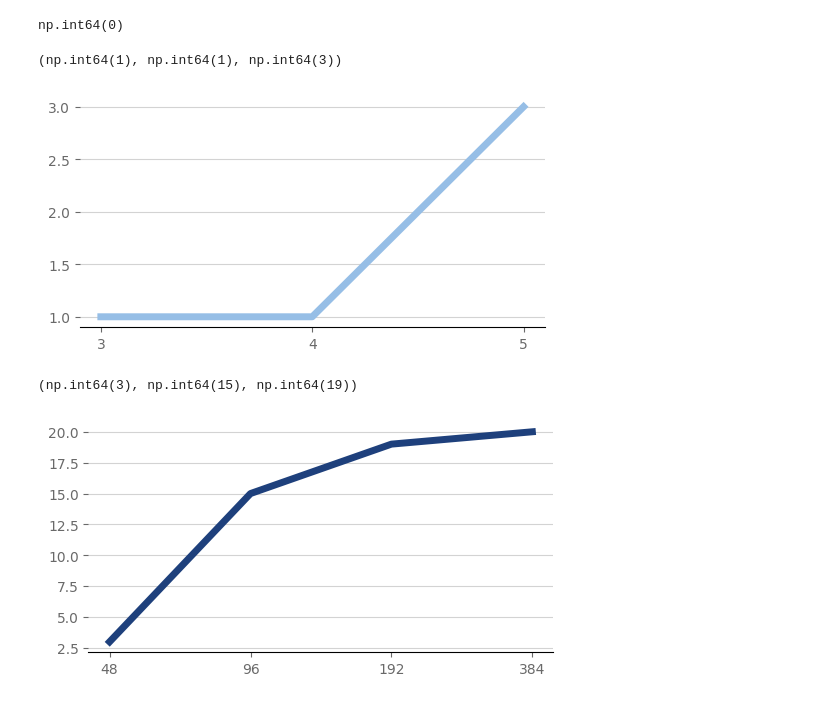
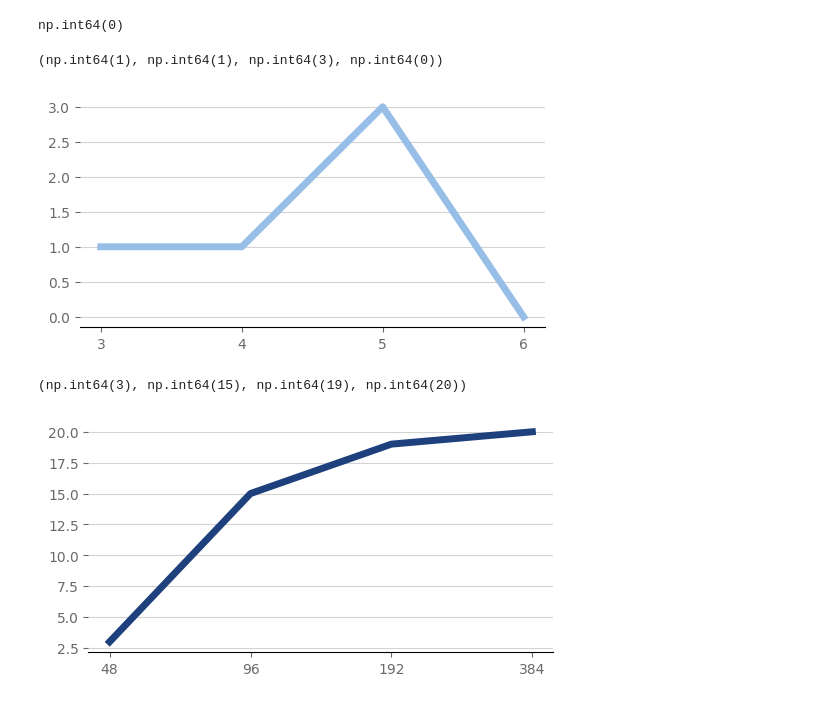
Before and after one commit to PSU-AI801-Group1-Fall-2024/2048-experiments, a Jupyter notebook: data-synthensis.ipynb, the cells around one changed output. Cells and saved outputs as stored; diff of their text form; code cells hidden in the pictures.

```diff
--- a/data-synthensis.ipynb
+++ b/data-synthensis.ipynb
@@ -110,6 +110,7 @@ df_random = pd.read_csv('./data/results-random.csv')
 df_expectimax_3 = pd.read_csv('./data/results-expectimax-5444-3.csv')
 df_expectimax_4 = pd.read_csv('./data/results-expectimax-5444-4.csv')
 df_expectimax_5 = pd.read_csv('./data/results-expectimax-5444-5.csv')
+df_expectimax_6 = pd.read_csv('./data/results-expectimax-5444-6.csv')
 df_mcts_48 = pd.read_csv('./data/results-mcts-4440-48.csv')
 df_mcts_96 = pd.read_csv('./data/results-mcts-4440-96.csv')
 df_mcts_192 = pd.read_csv('./data/results-mcts-4440-192.csv')
@@ -247,29 +248,31 @@ np.int64(0)
     won(df_expectimax_3).count()['Max Tile'],
     won(df_expectimax_4).count()['Max Tile'],
     won(df_expectimax_5).count()['Max Tile'],
-
+    won(df_expectimax_6).count()['Max Tile'],
 )
 # %% [output]
-(np.int64(1), np.int64(1), np.int64(3))
+(np.int64(1), np.int64(1), np.int64(3), np.int64(0))
 # %%
-x = [3, 4, 5]
+x = [3, 4, 5, 6]
 y = [
     won(df_expectimax_3).count()['Max Tile'],
     won(df_expectimax_4).count()['Max Tile'],
     won(df_expectimax_5).count()['Max Tile'],
+    won(df_expectimax_6).count()['Max Tile'],
 ]
 
 line_plot(x, y, color_psu_pugh_blue)
 # %% [output]
-[figure, old version]
+[figure, new version]
 # %%
 (
     won(df_mcts_48).count()['Max Tile'],
     won(df_mcts_96).count()['Max Tile'],
     won(df_mcts_192).count()['Max Tile'],
+    won(df_mcts_384).count()['Max Tile'],
 )
 # %% [output]
-(np.int64(3), np.int64(15), np.int64(19))
+(np.int64(3), np.int64(15), np.int64(19), np.int64(20))
 # %%
 x = [48, 96, 192, 384]
 y = [
```
Also changed, not shown: parts of 17 cells of this notebook, 1 other file.
